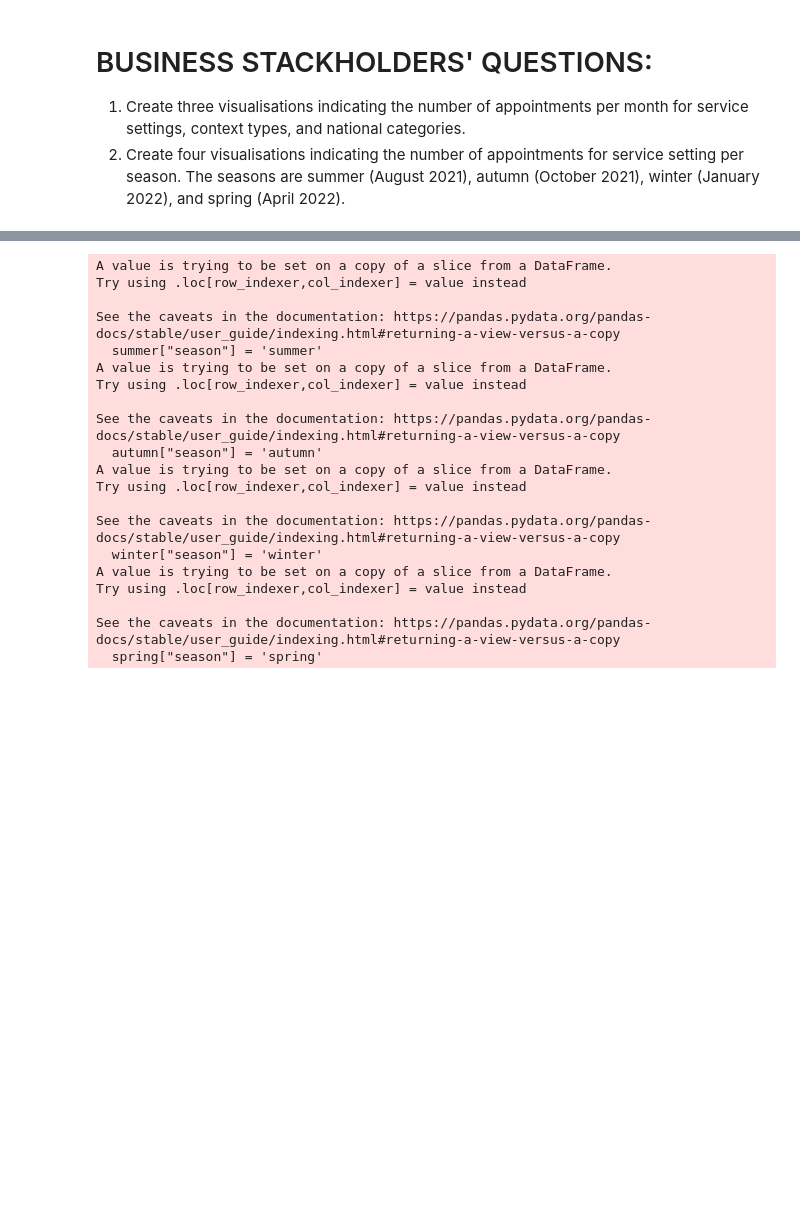
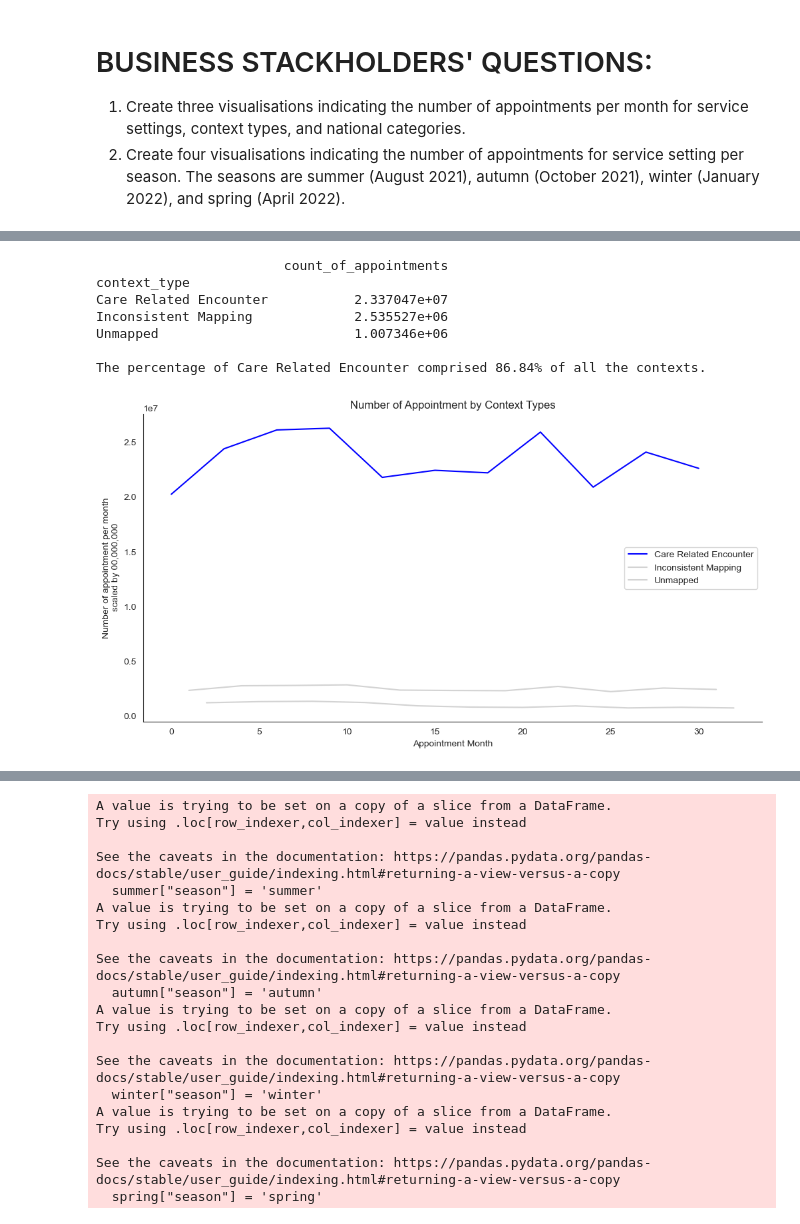
Before and after one commit to pykenneth/python_anywhere, a Jupyter notebook: LSE_DA201_Assignment_Kenneth_Lo.ipynb, the cells around one changed output, grey strips where cells are left out. Cells and saved outputs as stored; diff of their text form; code cells hidden in the pictures; blank space fills up the shorter version.

```diff
--- a/LSE_DA201_Assignment_Kenneth_Lo.ipynb
+++ b/LSE_DA201_Assignment_Kenneth_Lo.ipynb
@@ -483,0 +484,45 @@ The percentage of General Practice service comprised 91.48% of all the services.
+# %%
+# Creation of line plot for the context type
+#From the metadata, 'Inconsistent Mapping' were appointment types
+# that have been mapped but not to a Care Related Encounter.
+# Appointments under this context type conflict with the description of an appointment.
+# Unmapped – No record of a category against an appointment slot type.
+
+fig, ax = plt.subplots(figsize=(12,6))
+
+sns.set_style("white")
+ax.set_title("Number of Appointment by Context Types")
+ax.set_xlabel("Appointment Month")
+ax.set_ylabel("Number of appointment per month\n scaled by 00,000,000")
+
+# Create a lineplot.
+for context in nc_ct["context_type"].unique():
+    nc_for_context = nc_ct[nc_ct["context_type"]==context]
+    line_color = 'lightgrey' if context == "Inconsistent Mapping" or context == "Unmapped" else "b"
+
+    ax.plot(nc_for_context.index, nc_for_context["count_of_appointments"],
+            color=line_color,
+            label=context)
+
+sns.despine()
+plt.legend()
+
+# Calculate the percentage of General Practice within the whole group
+total_cre = nc_ct.groupby("context_type")["count_of_appointments"].sum()
+cre_percentage = total_cre.loc["Care Related Encounter"] / total_cre.sum()*100
+
+print(nc_ct.groupby("context_type").mean().sort_values(by="count_of_appointments", ascending=False))
+print("\nThe percentage of Care Related Encounter comprised {:.2f}% of all the contexts.".format(cre_percentage))
+
+# From the plot it could be discovered that only the Care Related Encounter
+# shown a random pattern over time and the other two contexts actually were
+# considered a systematic error and stable in the study period
+# %% [output]
+                        count_of_appointments
+context_type
+Care Related Encounter           2.337047e+07
+Inconsistent Mapping             2.535527e+06
+Unmapped                         1.007346e+06
+
+The percentage of Care Related Encounter comprised 86.84% of all the contexts.
+[figure, added]
```
Also changed, not shown: parts of 20 cells of this notebook.
